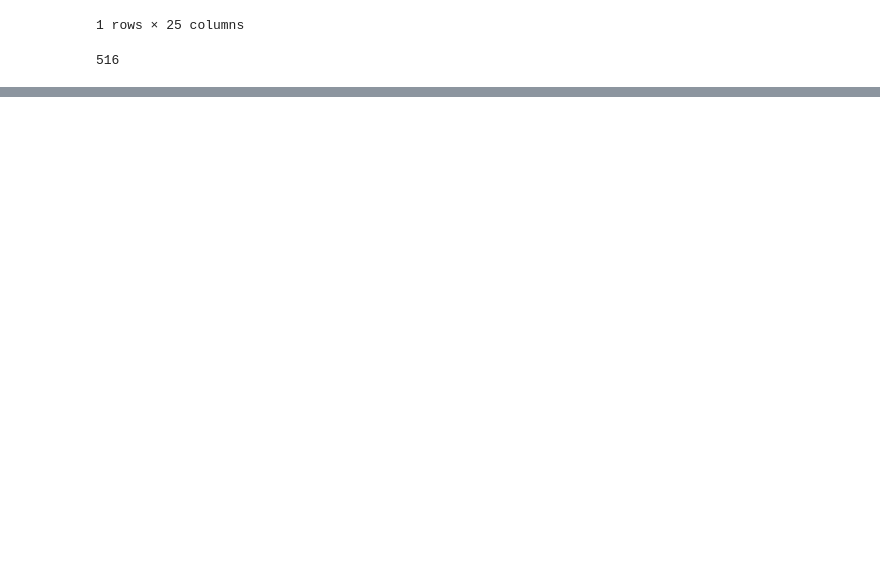
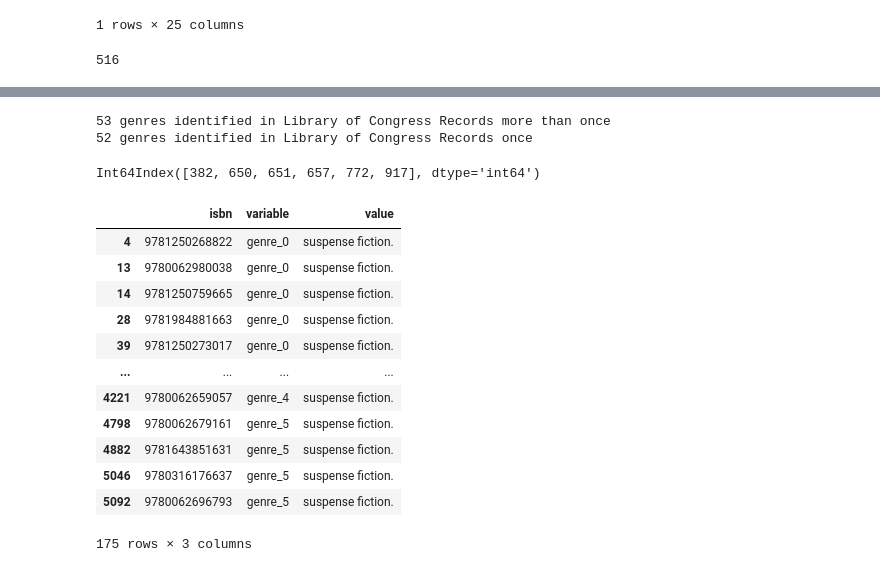
Before and after one commit to ataylor624/INFO2950, a Jupyter notebook: WorkingAnalysis.ipynb, the cells around one changed output, grey strips where cells are left out. Drawn from its saved outputs; the diff is of its cells as text; code cells hidden in the pictures; blank space fills up the shorter version.

```diff
--- a/WorkingAnalysis.ipynb
+++ b/WorkingAnalysis.ipynb
@@ -237,0 +288,3 @@ full_df_04_14.loc[full_df_04_14.isbn==9780062289254].index[0]
+# %%
+full_df_04_14.loc[310,'permalink'] = 'https://lccn.loc.gov/2019297682'
+full_df_04_14.loc[310,'genre_0'] = 'Fiction.'
@@ -237,0 +297,26 @@ full_df_04_14.loc[full_df_04_14.isbn==9780062289254].index[0]
+# %%
+full_df_04_14.loc[325,'permalink'] = 'https://lccn.loc.gov/2018276149'
+full_df_04_14.loc[325,'genre_0'] = 'Fantasy fiction.'
+full_df_04_14.loc[325,'genre_1'] = 'Science fiction.'
+# %%
+full_df_04_14.to_csv('wide_df.csv')
+long_df = pd.melt(full_df_04_14, id_vars=['isbn'], value_vars=['genre_0', 'genre_1',
+       'genre_2', 'genre_3', 'genre_4', 'genre_5', 'genre_6', 'genre_7'])
+len(long_df)
+LibofCongress_genres = long_df.value.value_counts()
+print(len(LibofCongress_genres.loc[LibofCongress_genres > 1]),'genres identified in Library of Congress Records more than once')
+print(len(LibofCongress_genres.loc[LibofCongress_genres == 1]),'genres identified in Library of Congress Records once')
+#analogous LoC
+# Key point: a book can have up to 7 LoC genres, sort order is probably default alpha order, don't assign meaning
+# %% [output]
+53 genres identified in Library of Congress Records more than once
+52 genres identified in Library of Congress Records once
+# %%
+pd.set_option('display.max_rows',120)
+LibofCongress_genres
+long_df['value']=long_df['value'].str.lower()
+LibofCongress_genres = long_df.value.value_counts()
+LibofCongress_genres
+long_df.loc[long_df['value']=='suspense fiction'].index
+# %% [output]
+Int64Index([382, 650, 651, 657, 772, 917], dtype='int64')
@@ -237,0 +330,16 @@ full_df_04_14.loc[full_df_04_14.isbn==9780062289254].index[0]
+# %%
+long_df.loc[long_df['value']=='suspense fiction.']
+# %% [output]
+|  | isbn | variable | value |
+| 4 | 9781250268822 | genre_0 | suspense fiction. |
+| 13 | 9780062980038 | genre_0 | suspense fiction. |
+| 14 | 9781250759665 | genre_0 | suspense fiction. |
+| 28 | 9781984881663 | genre_0 | suspense fiction. |
+| 39 | 9781250273017 | genre_0 | suspense fiction. |
+| ... | ... | ... | ... |
+| 4221 | 9780062659057 | genre_4 | suspense fiction. |
+| 4798 | 9780062679161 | genre_5 | suspense fiction. |
+| 4882 | 9781643851631 | genre_5 | suspense fiction. |
+| 5046 | 9780316176637 | genre_5 | suspense fiction. |
+| 5092 | 9780062696793 | genre_5 | suspense fiction. |
+175 rows × 3 columns
```
Also changed, not shown: parts of 24 cells of this notebook, 3 other files.
